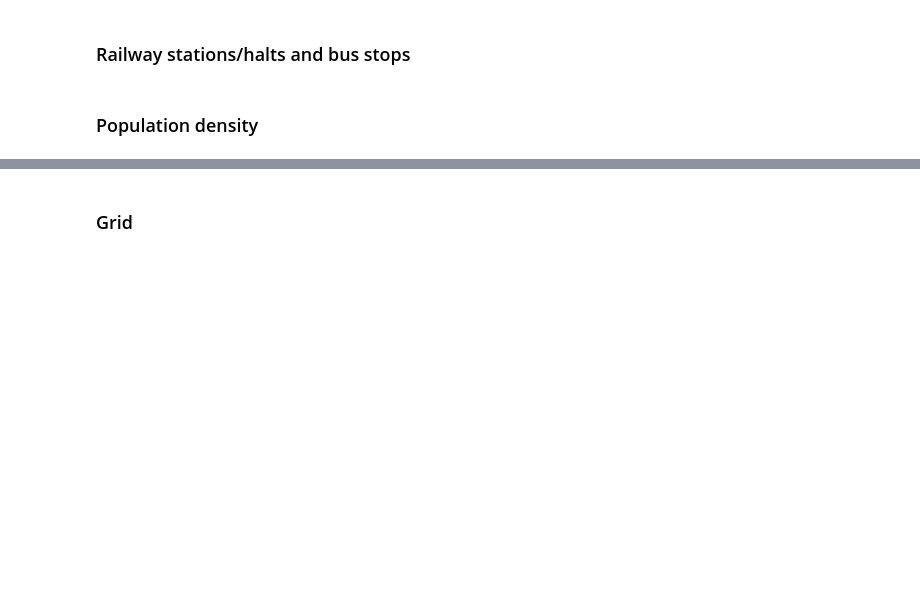
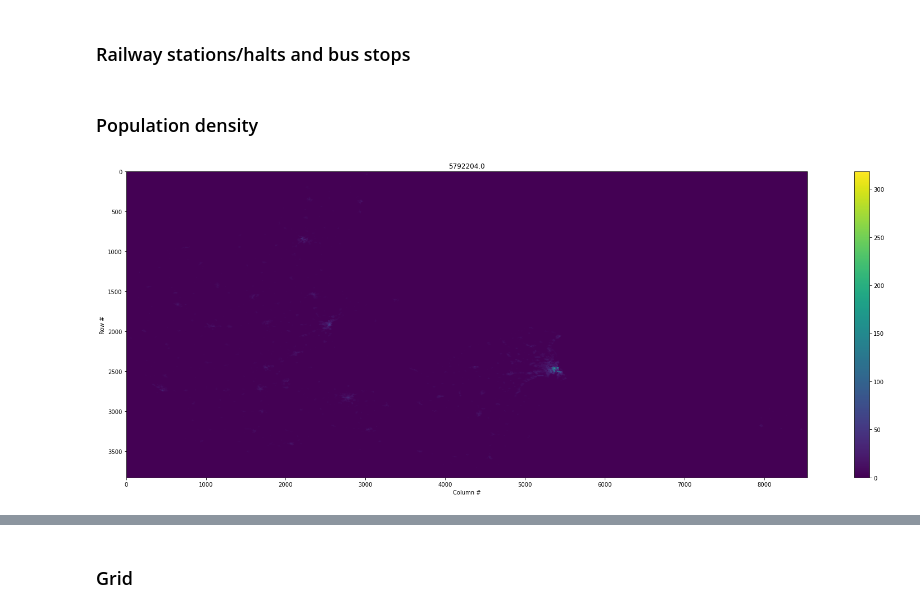
Before and after one commit to mszell/bikenwgrowth, a Jupyter notebook: michael/code/02_prepare_pois.ipynb, the cells around one changed output, grey strips where cells are left out. Drawn from its saved outputs; the diff is of its cells as text; code cells hidden in the pictures; blank space fills up the shorter version.

Commit message:
started exploring pop density data

```diff
--- a/michael/code/02_prepare_pois.ipynb
+++ b/michael/code/02_prepare_pois.ipynb
@@ -29,17 +58,18 @@ import shapely
 ### Parameters
 # %%
 datapath = "../data/"
+densityfolder = "populationdensity"
 
-# dict of placeid:nominatimstring
+# dict of placeid:placeinfo
 # If a city has a proper shapefile through nominatim
 # In case no (False), manual download of shapefile is necessary, see below
 cities = {#'london': "greater london",
           #'bogota': "bogota, colombia",
           #'manhattan': "manhattan",
-          'budapest':"Budapest, Hungary"#,
+          #'budapest': {"nominatimstring": "Budapest, Hungary", "countryid": "hun"},
           #'paris':"Paris, France",
           #'paris_grand': "Métropole du Grand Paris",
-          #'copenhagen': False
+          'copenhagen': {"nominatimstring": False, "countryid": "dnk"}
          }
 
 osmnxparameters = {'car30':{'network_type':'drive', 'custom_filter':'["maxspeed"~"30"]'},
@@ -64,15 +94,17 @@ To get shapefiles:
 # %% [markdown]
 ### Railway stations/halts and bus stops
 # %%
-for placeid, nominatimstring in cities.items():
-    if nominatimstring:
-        location = ox.gdf_from_place(nominatimstring)
+for placeid, placeinfo in cities.items():
+    if placeinfo["nominatimstring"]:
+        location = ox.gdf_from_place(placeinfo["nominatimstring"])
         location = shapely.geometry.shape(location['geometry'][0])
     else:
         # https://gis.stackexchange.com/questions/113799/how-to-read-a-shapefile-in-python
         shp = fiona.open(datapath+placeid+".shp")
         first = shp.next()
         location = shapely.geometry.shape(first['geometry'])
+
+    cities[placeid]["bbox"] = location.bounds
 
     # We need the carall graph
     parameterdict = osmnxparameters['carall']
@@ -97,5 +129,33 @@ for placeid, nominatimstring in cities.items():
         except:
             pass
         gdf.plot(color='red')
+    cities[placeid]["bbox"] = location.bounds
 # %% [markdown]
 ### Population density
+# %%
+# https://medium.com/@danielmoyo/raster-data-in-python-part-i-reading-and-visualising-raster-data-95cb072fcbfa
+import rasterio
+import matplotlib.pyplot as plt
+
+for placeid, placeinfo in cities.items():
+    raster_path = datapath + densityfolder + "/" + placeinfo['countryid'] + "_ppp_2020_UNadj.tif"
+    pop_raster = rasterio.open(raster_path)
+
+    cities[placeid]["bbox"] = location.bounds
+
+    def plot_raster(arr, title=None, figsize=(30,10)):
+        """ helper function to plot a raster array """
+        fig, ax = plt.subplots(figsize=figsize)
+        plt.imshow(arr)
+        plt.colorbar()
+        plt.title(f'{title}')
+        plt.xlabel('Column #')
+        plt.ylabel('Row #')
+        return fig, ax
+
+    pop_data = pop_raster.read(1)
+    pop_data[pop_data<0] = 0
+    pop_count = pop_data[pop_data>0].sum()
+    plot_raster(pop_data, title=pop_count)
+# %% [output]
+[figure, added]
```
Also changed, not shown: parts of 4 cells of this notebook, 6 other files.
